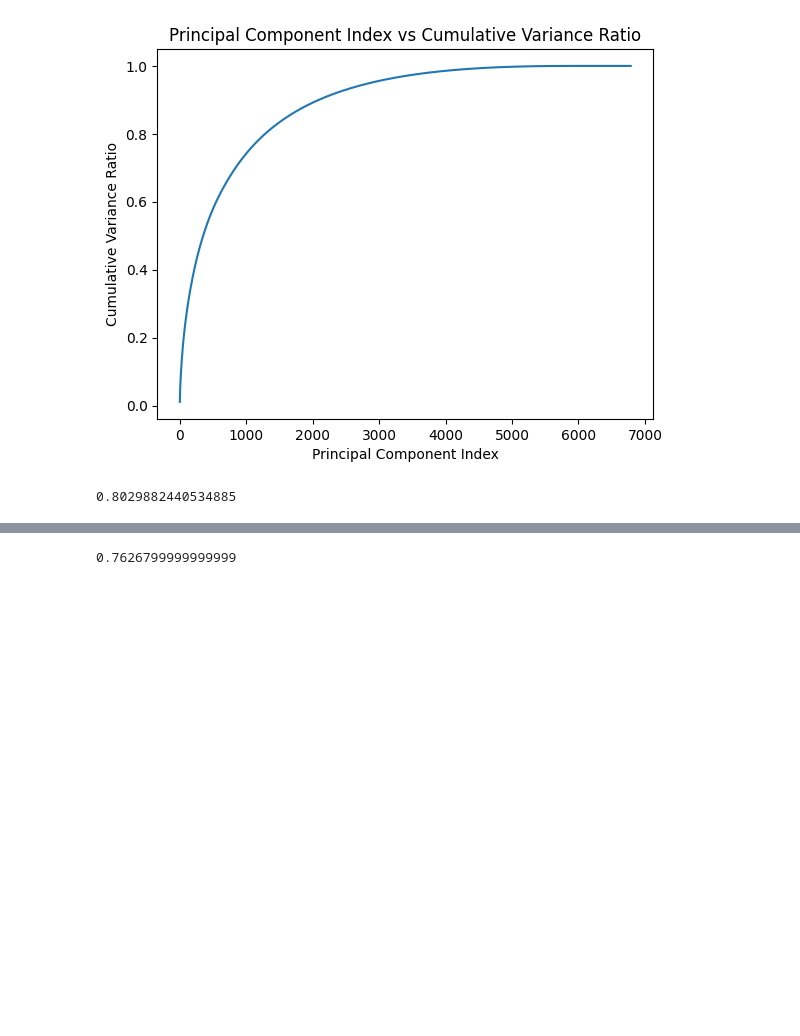
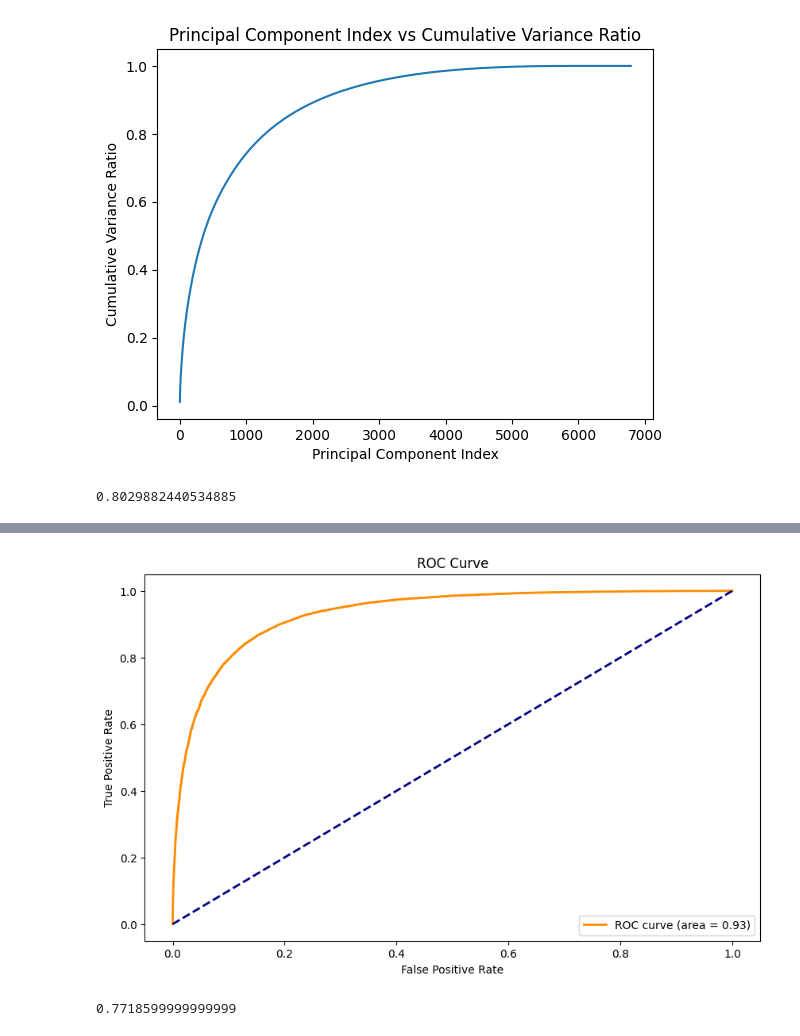
Before and after one commit to eliu0120/Stats-101C-Final-Project, a Jupyter notebook: Project.ipynb, the cells around one changed output, grey strips where cells are left out. Saved outputs shown, nothing was run; the diff lists cells and outputs as text; code cells hidden in the pictures; blank space fills up the shorter version.

```diff
--- a/Project.ipynb
+++ b/Project.ipynb
@@ -103,11 +121,18 @@ total_score / 5
+# %%
+y_prob = cross_val_predict(model, transformed_features, sentiment, cv = cv, method = 'predict_proba')[:, 1]
+fpr, tpr, thresholds = roc_curve(sentiment, y_prob)
+roc_auc = auc(fpr, tpr)
+
+plot_auc(roc_auc)
+# %% [output]
+[figure, added]
 # %%
-# Decision Tree Model with max depth 5,using 5 fold CV to compute error
-total_score = 0
+# Decision Tree Model with max depth 5, using 4 fold CV to compute error
+cv = StratifiedKFold(n_splits=5, shuffle=True, random_state = 1)
 tree_classifier = DecisionTreeClassifier(max_depth = 5)
-tree_model = tree_classifier.fit(X_train, y_train)
-for (train_split, test_split) in folds.split(X_train):
-    tree_model = tree_classifier.fit(transformed_features[train_split], sentiment[train_split])
-    total_score += tree_model.score(transformed_features[test_split], sentiment[test_split])
-total_score / 5
+
+accuracy_scores = cross_val_score(tree_classifier, transformed_features, sentiment, cv = cv, scoring='accuracy')
+average_accuracy = np.mean(accuracy_scores)
+average_accuracy
 # %% [output]
-0.7626799999999999
+0.7718599999999999
```
Also changed, not shown: parts of 10 cells of this notebook.
